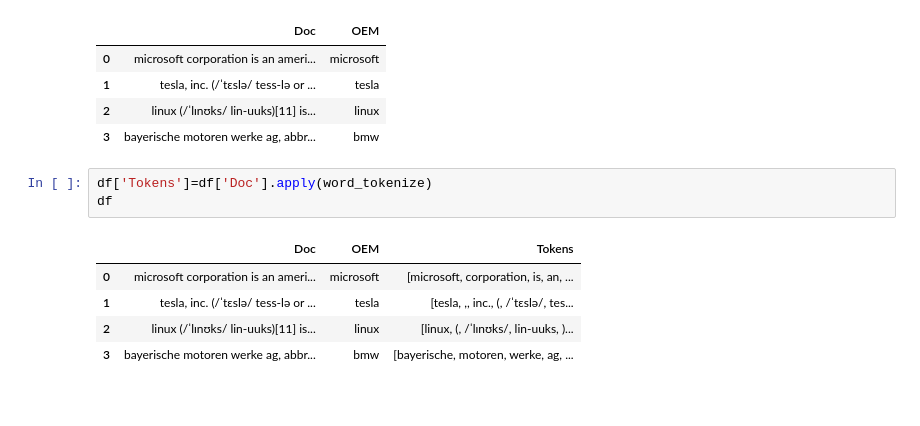
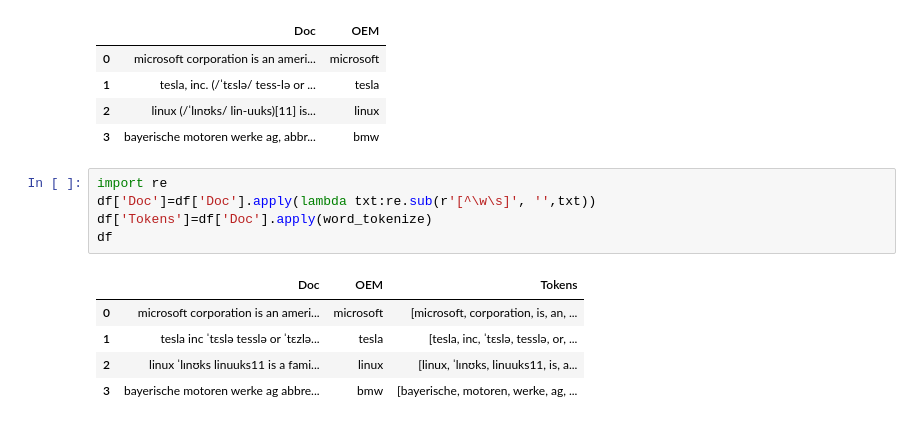
Before and after one commit to deepak1195/NLP, a Jupyter notebook: 011_CosineSimilarity.ipynb, the cells around one changed output. Drawn from its saved outputs; the diff is of its cells as text.

```diff
--- a/011_CosineSimilarity.ipynb
+++ b/011_CosineSimilarity.ipynb
@@ -48,13 +48,15 @@ df
 | 1 | tesla, inc. (/ˈtɛslə/ tess-lə or ... | tesla |
 | 2 | linux (/ˈlɪnʊks/ lin-uuks)[11] is... | linux |
 | 3 | bayerische motoren werke ag, abbr... | bmw |
-# %%
-df['Tokens']=df['Doc'].apply(word_tokenize)
-df
-# %% [output]
-|  | Doc | OEM | Tokens |
-| 0 | microsoft corporation is an ameri... | microsoft | [microsoft, corporation, is, an, ... |
-| 1 | tesla, inc. (/ˈtɛslə/ tess-lə or ... | tesla | [tesla, ,, inc., (, /ˈtɛslə/, tes... |
-| 2 | linux (/ˈlɪnʊks/ lin-uuks)[11] is... | linux | [linux, (, /ˈlɪnʊks/, lin-uuks, )... |
-| 3 | bayerische motoren werke ag, abbr... | bmw | [bayerische, motoren, werke, ag, ... |
+# %%
+import re
+df['Doc']=df['Doc'].apply(lambda txt:re.sub(r'[^\w\s]', '',txt))
+df['Tokens']=df['Doc'].apply(word_tokenize)
+df
+# %% [output]
+|  | Doc | OEM | Tokens |
+| 0 | microsoft corporation is an ameri... | microsoft | [microsoft, corporation, is, an, ... |
+| 1 | tesla inc ˈtɛslə tesslə or ˈtɛzlə... | tesla | [tesla, inc, ˈtɛslə, tesslə, or, ... |
+| 2 | linux ˈlɪnʊks linuuks11 is a fami... | linux | [linux, ˈlɪnʊks, linuuks11, is, a... |
+| 3 | bayerische motoren werke ag abbre... | bmw | [bayerische, motoren, werke, ag, ... |
 # %%
```
Also changed, not shown: parts of 6 cells of this notebook.
